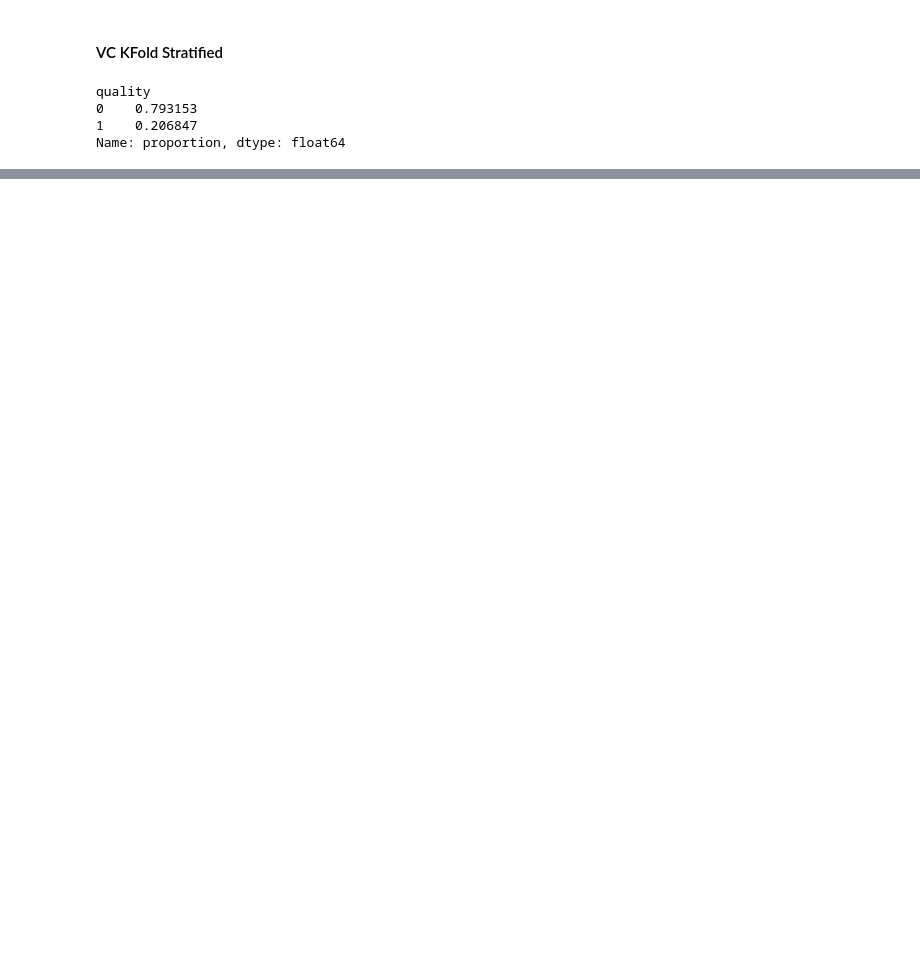
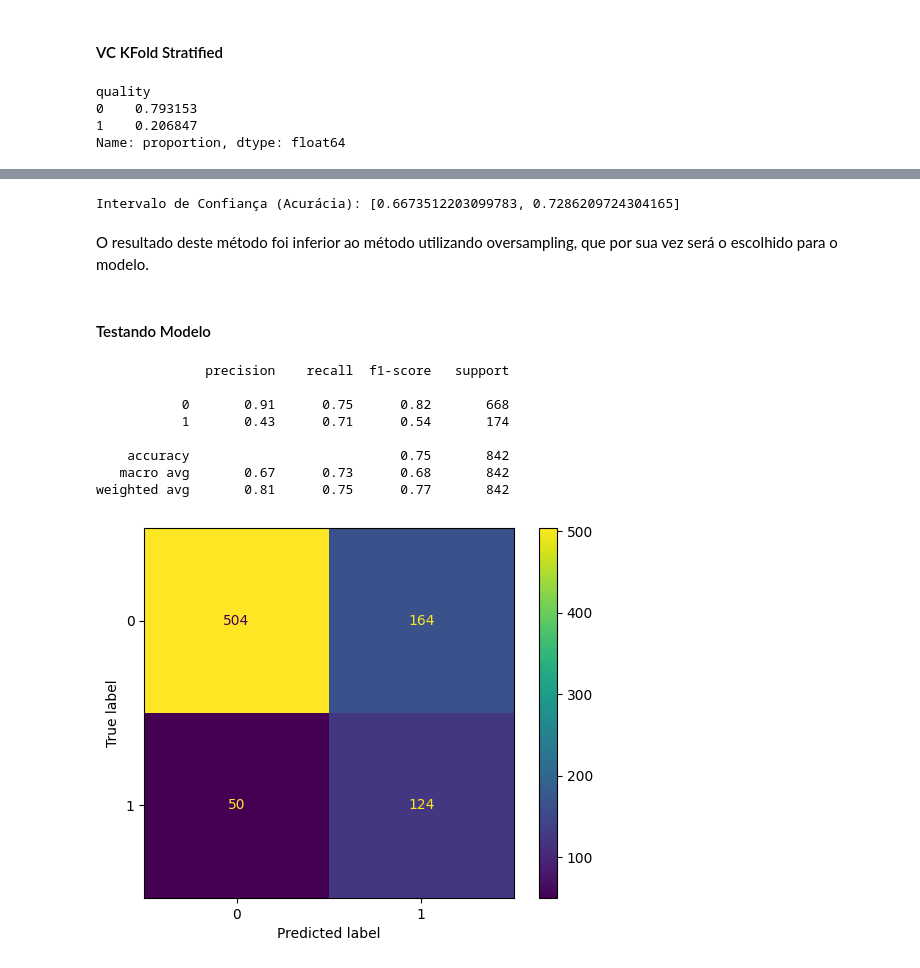
Before and after one commit to DieGod-DS/Wine_2.0, a Jupyter notebook: code/2.Modeling.ipynb, the cells around one changed output, grey strips where cells are left out. Saved outputs shown, nothing was run; the diff lists cells and outputs as text; code cells hidden in the pictures; blank space fills up the shorter version.

```diff
--- a/code/2.Modeling.ipynb
+++ b/code/2.Modeling.ipynb
@@ -298,0 +385,38 @@ Intervalo de Confiança (Acurácia): [0.803295459216472, 0.8328557471799052]
+# %%
+media = cv_results['test_score'].mean()
+desvio_padrao = cv_results['test_score'].std()
+print(f'Intervalo de Confiança (Acurácia): [{media - 2* desvio_padrao}, {min(media + 2* desvio_padrao, 1)}]')
+# %% [output]
+Intervalo de Confiança (Acurácia): [0.6673512203099783, 0.7286209724304165]
+# %% [markdown]
+O resultado deste método foi inferior ao método utilizando oversampling, que por sua vez será o escolhido para o modelo.
+# %% [markdown]
+#### Testando Modelo
+# %%
+# inicizalizando oversampling
+oversample = SMOTE()
+
+# balanceando variáveis
+x_balanceado, y_balanceado = oversample.fit_resample(x,y)
+
+# iniciando modelo
+model_dt_final = DecisionTreeClassifier(max_depth=5, criterion='entropy', min_samples_split=2, random_state=1)
+
+# ajustando modelo aos dados
+model_dt_final.fit(x_balanceado, y_balanceado)
+
+# armazenando valores preditos
+y_pred = model_dt_final.predict(x_test)
+
+print(classification_report(y_test, y_pred))
+ConfusionMatrixDisplay.from_predictions(y_test, y_pred);
+# %% [output]
+              precision    recall  f1-score   support
+
+           0       0.91      0.75      0.82       668
+           1       0.43      0.71      0.54       174
+
+    accuracy                           0.75       842
+   macro avg       0.67      0.73      0.68       842
+weighted avg       0.81      0.75      0.77       842
+[figure, added]
```
Also changed, not shown: parts of 25 cells of this notebook.
